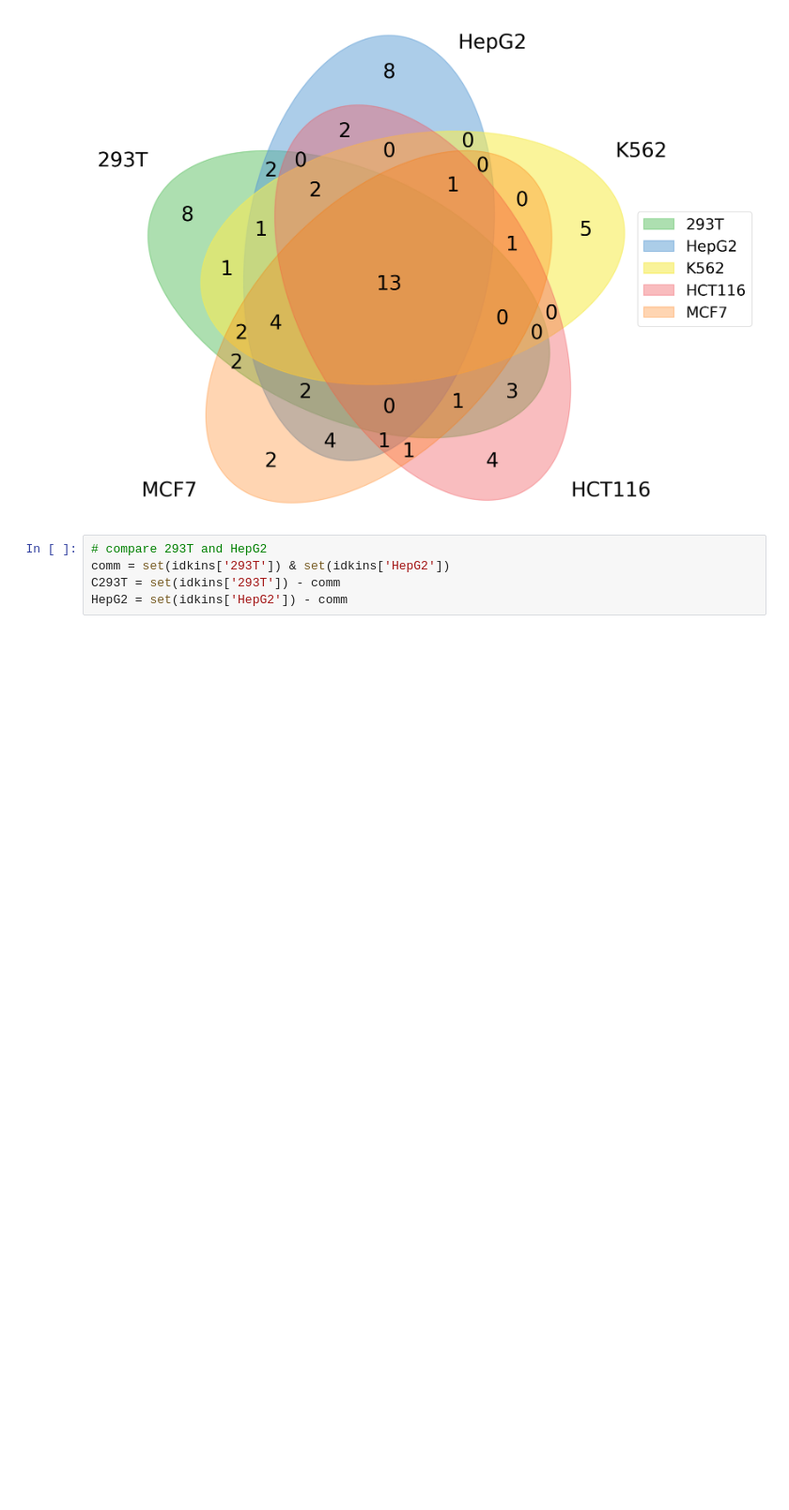
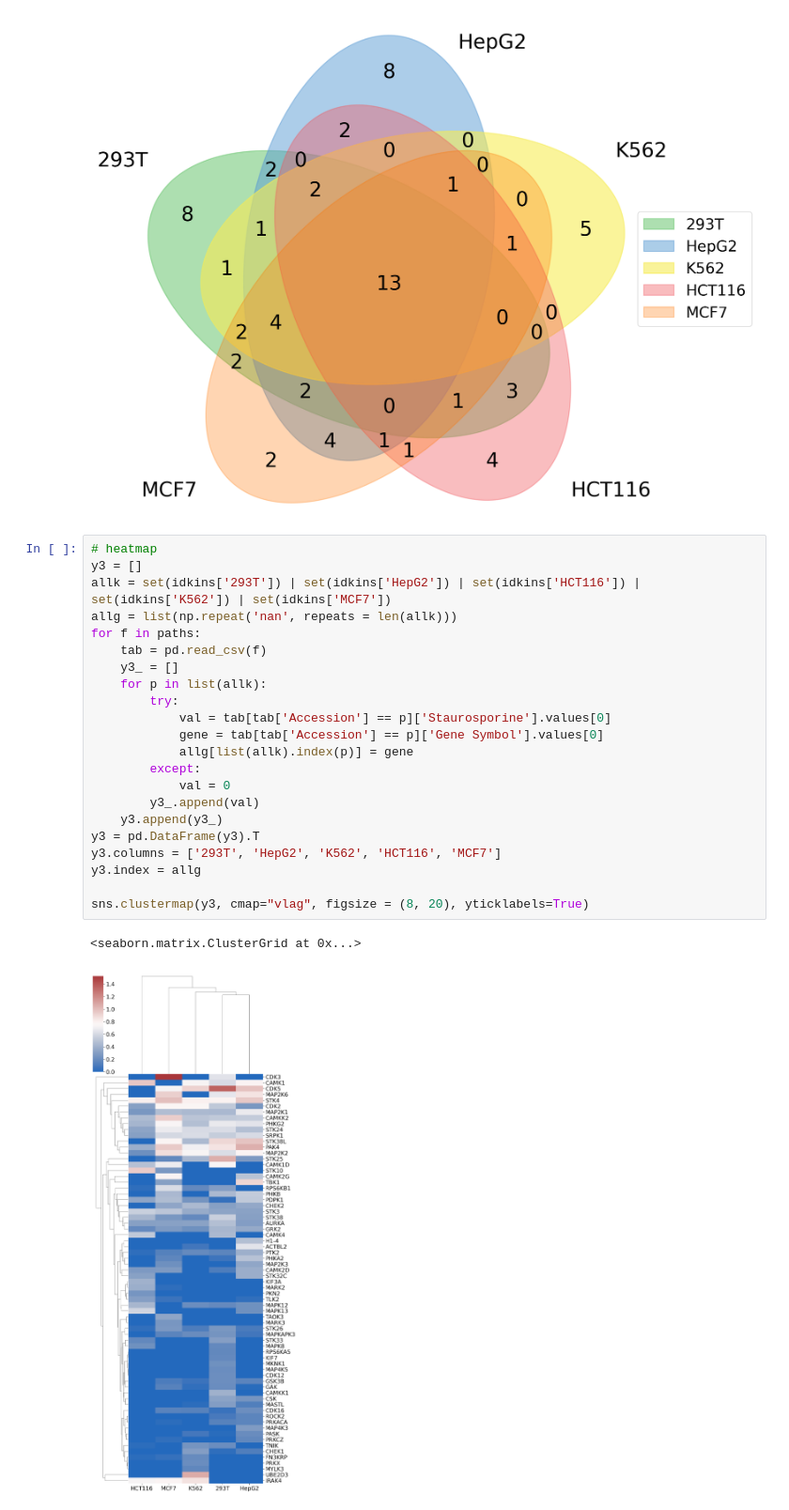
Before and after one commit to hcji/MAPS-iTSA, a Jupyter notebook: notebook/3_result_of_staurosporine .ipynb, the cells around one changed output. Shown at 94% size. Saved outputs shown, nothing was run; the diff lists cells and outputs as text; blank space fills up the shorter version.

```diff
--- a/notebook/3_result_of_staurosporine .ipynb
+++ b/notebook/3_result_of_staurosporine .ipynb
@@ -69,7 +69,27 @@ fig.show()
 # %% [output]
 [figure]
 # %%
-# compare 293T and HepG2
-comm = set(idkins['293T']) & set(idkins['HepG2'])
-C293T = set(idkins['293T']) - comm
-HepG2 = set(idkins['HepG2']) - comm
+# heatmap
+y3 = []
+allk = set(idkins['293T']) | set(idkins['HepG2']) | set(idkins['HCT116']) | set(idkins['K562']) | set(idkins['MCF7'])
+allg = list(np.repeat('nan', repeats = len(allk)))
+for f in paths:
+    tab = pd.read_csv(f)
+    y3_ = []
+    for p in list(allk):
+        try:
+            val = tab[tab['Accession'] == p]['Staurosporine'].values[0]
+            gene = tab[tab['Accession'] == p]['Gene Symbol'].values[0]
+            allg[list(allk).index(p)] = gene
+        except:
+            val = 0
+        y3_.append(val)
+    y3.append(y3_)
+y3 = pd.DataFrame(y3).T
+y3.columns = ['293T', 'HepG2', 'K562', 'HCT116', 'MCF7']
+y3.index = allg
+
+sns.clustermap(y3, cmap="vlag", figsize = (8, 20), yticklabels=True)
+# %% [output]
+<seaborn.matrix.ClusterGrid at 0x...>
+[figure, added]
```
Also changed, not shown: 1 other file.
